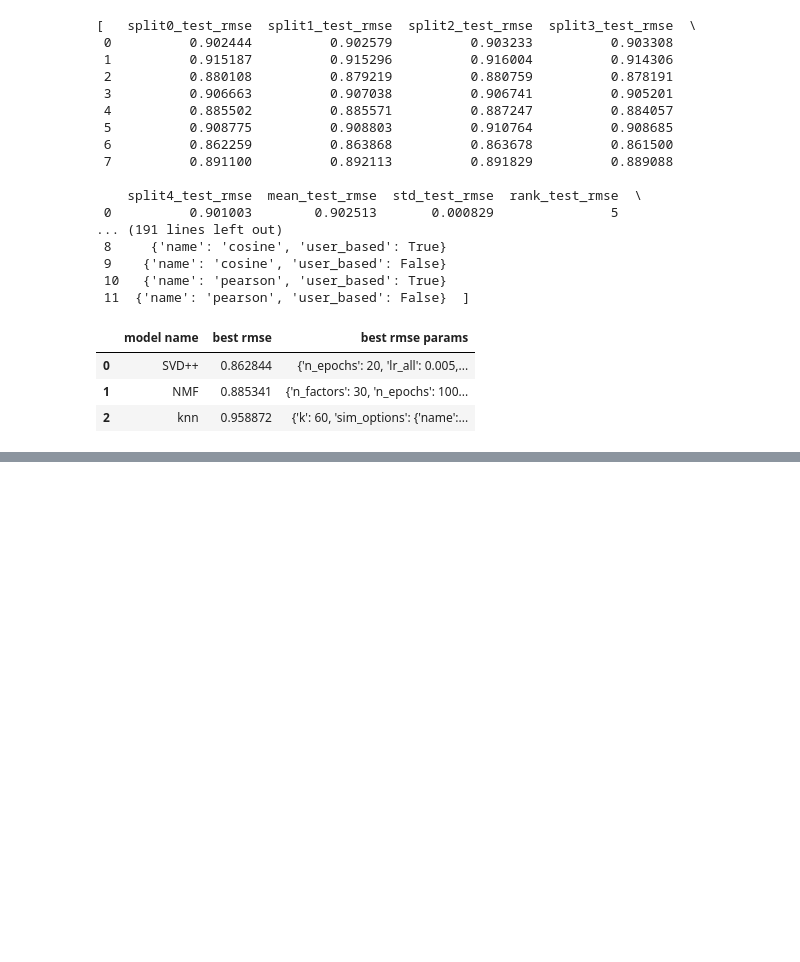
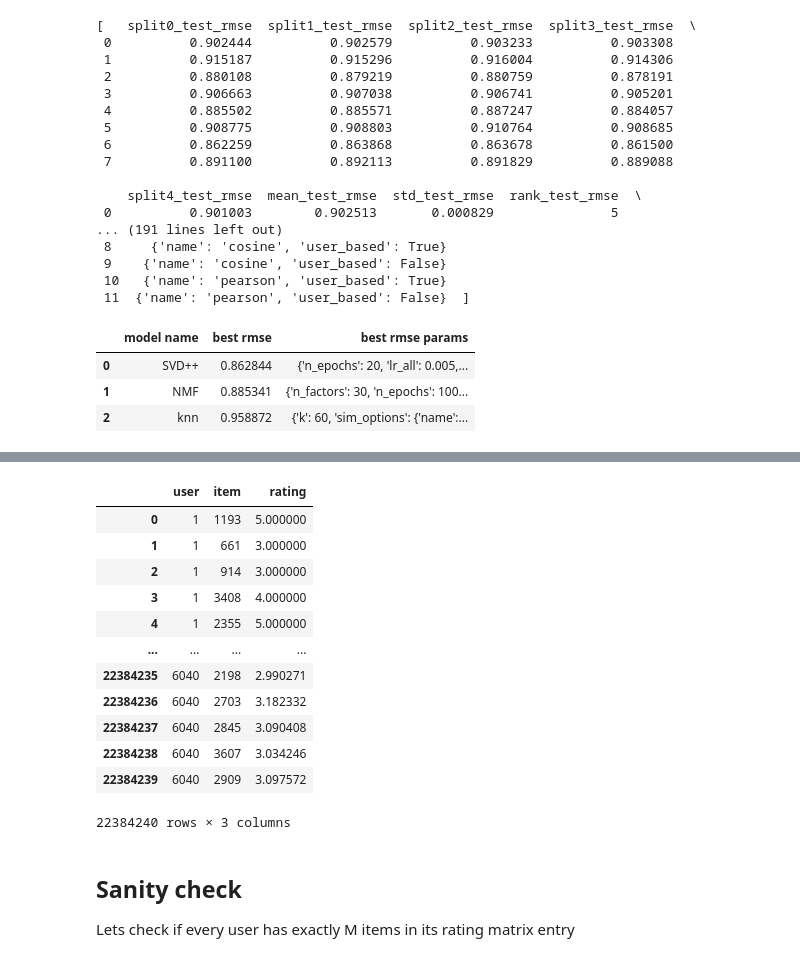
Before and after one commit to caiotda/dynamicTasteDistortion, a Jupyter notebook: simulation/00-preference_model.ipynb, the cells around one changed output, grey strips where cells are left out. Cells and saved outputs as stored; diff of their text form; code cells hidden in the pictures; blank space fills up the shorter version.

Commit message:
feat: implements preference oracle model and fills movielens matrix with semi-sinthetic data

```diff
--- a/simulation/00-preference_model.ipynb
+++ b/simulation/00-preference_model.ipynb
@@ -157,0 +205,21 @@ performance_df
+# %%
+# get all users and items with observed ratings
+all_users = trainset.all_users()
+all_items = trainset.all_items()
+
+user_ids = [trainset.to_raw_uid(u) for u in all_users]
+item_ids = [trainset.to_raw_iid(i) for i in all_items]
+
+
+# generate every combination of user x item.
+predictions = []
+for user_id in tqdm(user_ids, desc="Predicting missing ratings"):
+    # get the corresponding internal id surprise uses
+    surprise_internal_user_id = trainset.to_inner_uid(user_id)
+    # gets the ratings by user surprise_internal_user_id
+    rated_item_ids = set([trainset.to_raw_iid(item) for item, rating in trainset.ur[surprise_internal_user_id]])
+    for item_id in item_ids:
+        if item_id not in rated_item_ids:
+            #predict the rating
+            pred = model.predict(user_id, item_id)
+            predictions.append([user_id, item_id, pred])
@@ -157,0 +229,2 @@ performance_df
+# %%
+processed_predictions = [[pred[0], pred[1], pred[2].est] for pred in predictions]
@@ -157,0 +269,23 @@ performance_df
+# %%
+predictions_df = pd.DataFrame(processed_predictions, columns=df_main_cols.columns)
+df_filled = pd.concat([df_main_cols, predictions_df], ignore_index=True)
+# %%
+df_filled
+# %% [output]
+|  | user | item | rating |
+| 0 | 1 | 1193 | 5.000000 |
+| 1 | 1 | 661 | 3.000000 |
+| 2 | 1 | 914 | 3.000000 |
+| 3 | 1 | 3408 | 4.000000 |
+| 4 | 1 | 2355 | 5.000000 |
+| ... | ... | ... | ... |
+| 22384235 | 6040 | 2198 | 2.990271 |
+| 22384236 | 6040 | 2703 | 3.182332 |
+| 22384237 | 6040 | 2845 | 3.090408 |
+| 22384238 | 6040 | 3607 | 3.034246 |
+| 22384239 | 6040 | 2909 | 3.097572 |
+22384240 rows × 3 columns
+# %% [markdown]
+## Sanity check
+
+Lets check if every user has exactly M items in its rating matrix entry
```
Also changed, not shown: parts of 27 cells of this notebook.
